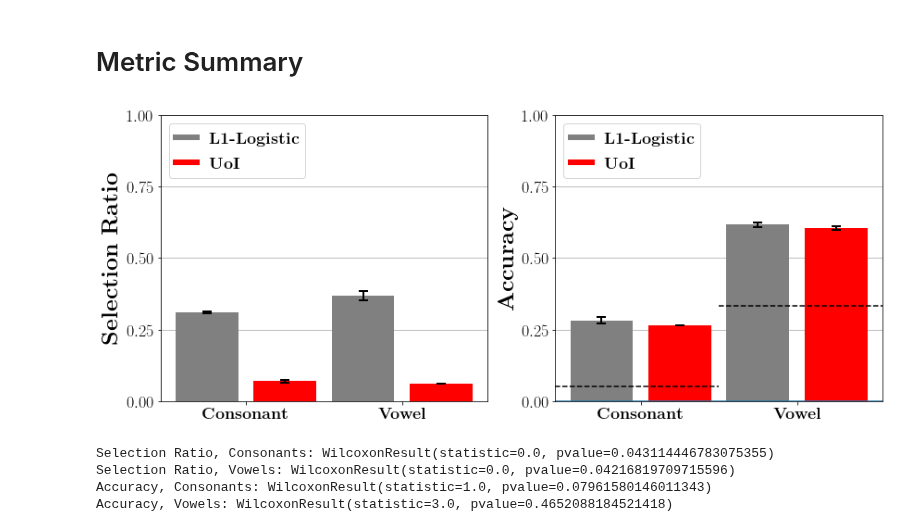
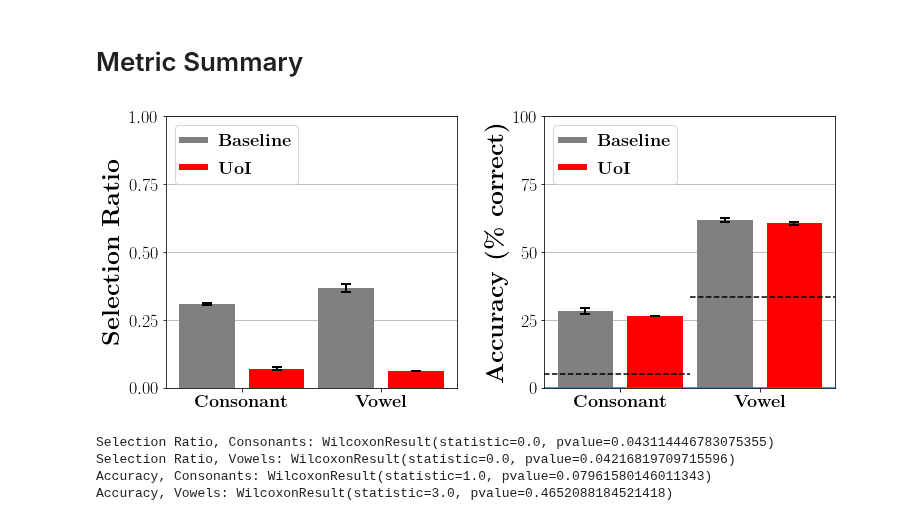
Before and after one commit to BouchardLab/neuroinference, a Jupyter notebook: notebooks/classification/cv_vsmc_analysis.ipynb, the cells around one changed output. Cells and saved outputs as stored; diff of their text form; code cells hidden in the pictures.

Commit message:
updates to vsmc classification supplement figure: bounds and hatch

```diff
--- a/notebooks/classification/cv_vsmc_analysis.ipynb
+++ b/notebooks/classification/cv_vsmc_analysis.ipynb
@@ -54,39 +56,42 @@ axes[1].axhline(y=1./3, xmin=0.5, xmax=1, linestyle='--', color='k')
 
 # plot labels
 axes[0].set_ylabel(r'\textbf{Selection Ratio}', fontsize=25)
-axes[1].set_ylabel(r'\textbf{Accuracy}', fontsize=25)
+axes[1].set_ylabel(r'\textbf{Accuracy (\% correct)}', fontsize=25)
 
 # cosmetic + legend
 for ax in axes:
     # limits
     ax.set_ylim([0, 1.0])
 
     # ticks
     ax.set_xticks([0.5, 2.5])
     ax.set_xticklabels([r'\textbf{Consonant}', r'\textbf{Vowel}'], fontsize=18)
     ax.set_yticks([0, 0.25, 0.50, 0.75, 1.])
 
     # legend labels
-    ax.plot([], color='gray', label=r'\textbf{L1-Logistic}')
+    ax.plot([], color='gray', label=r'\textbf{Baseline}')
     ax.plot([], color='r', label=r'\textbf{UoI}')
     lgd = ax.legend(loc=2, prop={'size': 18},
                     handletextpad=0.7,
                     handlelength=1.3)
     for line in lgd.get_lines():
         line.set_linewidth(6.0)
 
     # gridlines
     ax.grid('on', axis='y')
     ax.set_axisbelow(True)
 
     ax.tick_params(labelsize=18)
 
+axes[1].set_yticklabels(['0', '25', '50', '75', '100'])
+
 axes[1].axhline()
 
-plt.tight_layout()
-plt.savefig('figure7_vsmc_metrics.pdf', bbox_inches='tight')
+plt.subplots_adjust(wspace=0.3)
+
+plt.savefig('vsmc_decoding.pdf', bbox_inches='tight')
 # %% [output]
-[figure, old version]
+[figure, new version]
 # %%
 # statistical tests
 
```
Also changed, not shown: parts of 3 cells of this notebook, 1 other file.
